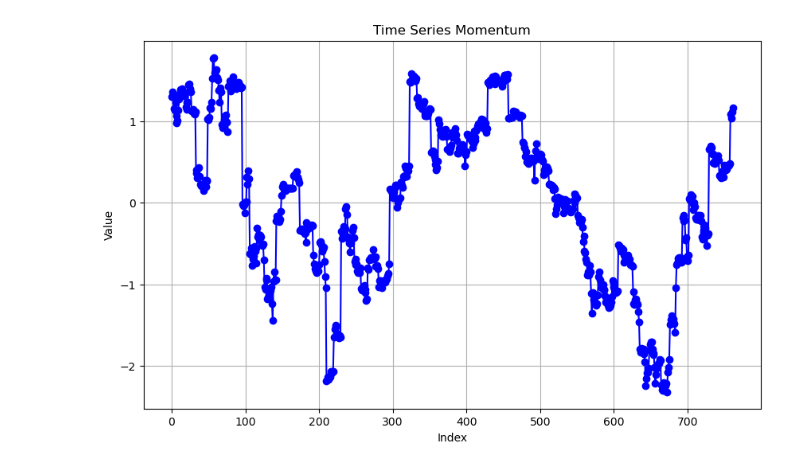
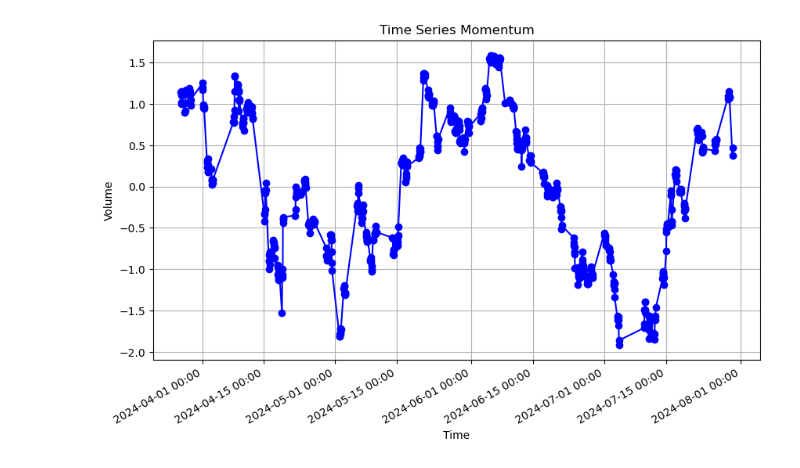
Before and after one commit to elohim31520/TradeTracker, a Jupyter notebook: scripts/marketIndex/make_excel.ipynb, the cells around one changed output. Saved outputs shown, nothing was run; the diff lists cells and outputs as text; code cells hidden in the pictures.

```diff
--- a/scripts/marketIndex/make_excel.ipynb
+++ b/scripts/marketIndex/make_excel.ipynb
@@ -31,13 +31,34 @@ df.to_excel('momentum_data.xlsx', index=False)
 # %%
 
 import matplotlib.pyplot as plt
+import pandas as pd
+from matplotlib.dates import DateFormatter
+
+# 将数据转换为 DataFrame
+df = pd.DataFrame(my_data)
+
+# 将 'createdAt' 列转换为日期时间对象
+df['createdAt'] = pd.to_datetime(df['createdAt'])
+
 # 绘制时间序列数据
 plt.figure(figsize=(10, 6))
-plt.plot(my_data, marker='o', linestyle='-', color='b')
+plt.plot(df['createdAt'], df['volume'], marker='o', linestyle='-', color='b')
+
+# 格式化 x 轴的时间显示
+plt.gca().xaxis.set_major_formatter(DateFormatter('%Y-%m-%d %H:%M'))
+
+# 设置标题和标签
 plt.title('Time Series Momentum')
-plt.xlabel('Index')
-plt.ylabel('Value')
+plt.xlabel('Time')
+plt.ylabel('Volume')
+
+# 显示网格
 plt.grid(True)
+
+# 自动调整 x 轴日期标签显示
+plt.gcf().autofmt_xdate()
+
+# 显示图形
 plt.show()
 # %% [output]
-[figure, old version]
+[figure, new version]
```
Also changed, not shown: parts of 1 cell of this notebook, 1 other file.
